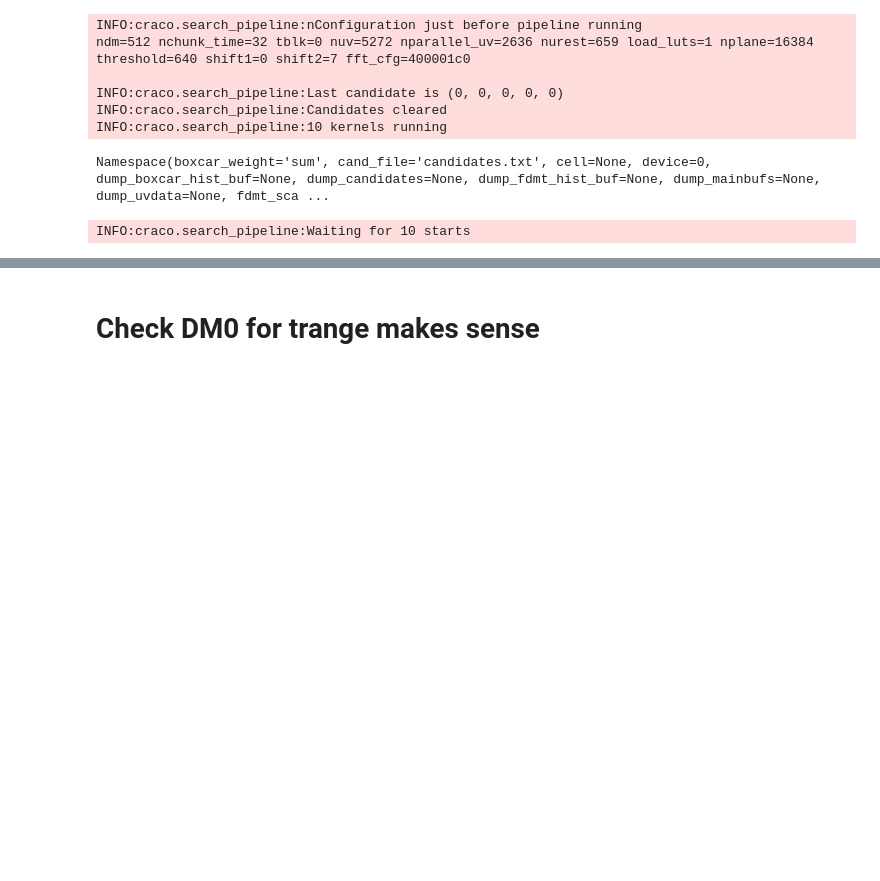
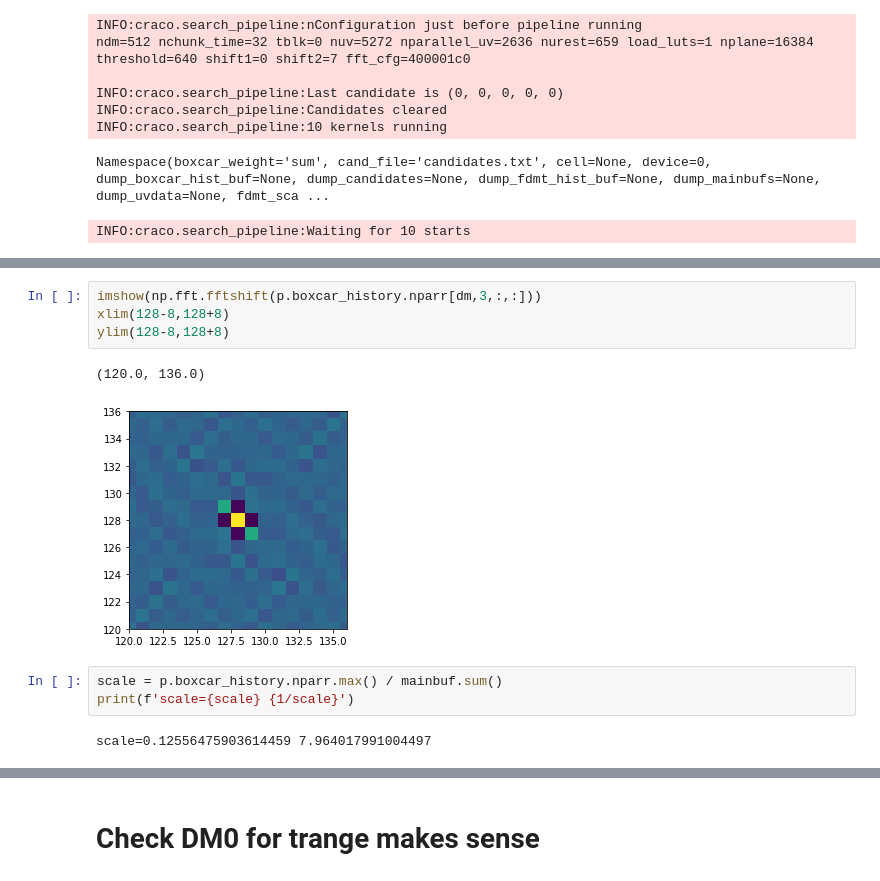
Before and after one commit to askap-craco/craco-python, a Jupyter notebook: notebooks/Testing image pipeline with impulses.ipynb, the cells around one changed output, grey strips where cells are left out. Cells and saved outputs as stored; diff of their text form; blank space fills up the shorter version.

```diff
--- a/notebooks/Testing image pipeline with impulses.ipynb
+++ b/notebooks/Testing image pipeline with impulses.ipynb
@@ -236,0 +230,12 @@ Boxcar max boxcar=7 max=0
+# %%
+imshow(np.fft.fftshift(p.boxcar_history.nparr[dm,3,:,:]))
+xlim(128-8,128+8)
+ylim(128-8,128+8)
+# %% [output]
+(120.0, 136.0)
+[figure, added]
+# %%
+scale = p.boxcar_history.nparr.max() / mainbuf.sum()
+print(f'scale={scale} {1/scale}')
+# %% [output]
+scale=0.12556475903614459 7.964017991004497
```
Also changed, not shown: parts of 43 cells of this notebook, 2 other files.
